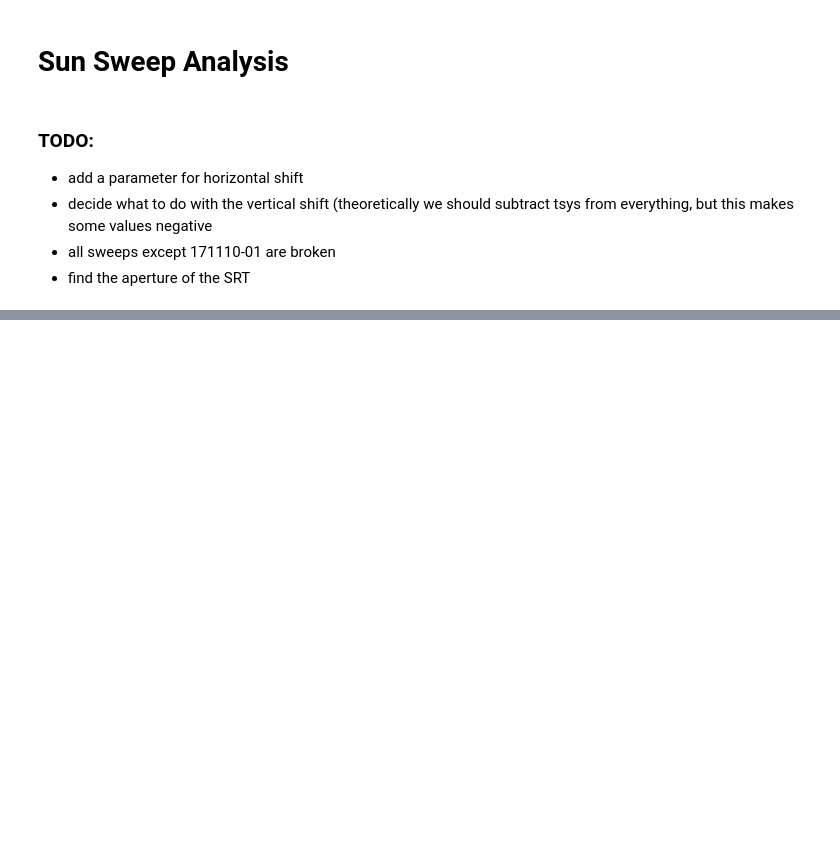
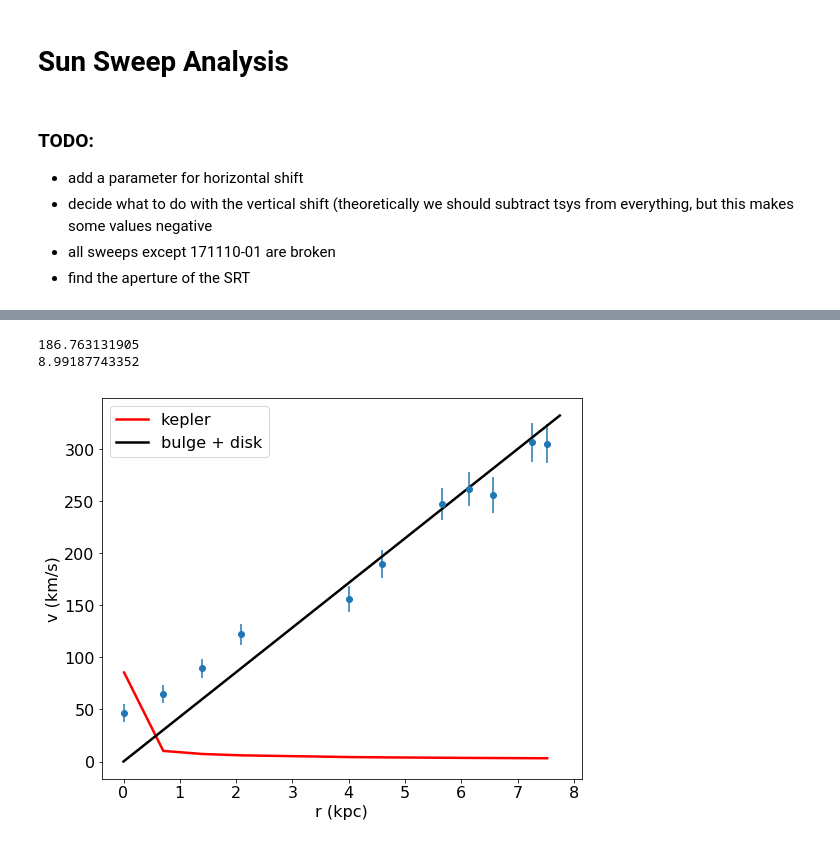
Before and after one commit to evantey14/jlab, a Jupyter notebook: 21cm.ipynb, the cells around one changed output, grey strips where cells are left out. Saved outputs shown, nothing was run; the diff lists cells and outputs as text; code cells hidden in the pictures; blank space fills up the shorter version.

```diff
--- a/21cm.ipynb
+++ b/21cm.ipynb
@@ -102,0 +265,26 @@ plt.show()
+# %%
+# define rotation curve models
+def kepler(r, a):
+    return a*r**-.5
+
+def bulgedisk(r, a, b, c):
+    return np.where(r < a, b*r, 3*a+c*r**-.5)
+# %%
+popt, perr, chisq = utils.fit_model(r[:-1], to_v_abs[:-1],err[:-1], (1), kepler)
+popt2, perr2, chisq2 = utils.fit_model(r[:-1], to_v_abs[:-1],err[:-1], (2, 1, 1), bulgedisk)
+
+utils.init_plot()
+utils.plot_data(r[:-1], to_v_abs[:-1],err[:-1])
+utils.plot_model(r[:-1], kepler, popt, 'r', 'kepler')
+print(chisq/10)
+print(chisq2/8)
+utils.plot_model(np.arange(0, 8, .25), bulgedisk, popt2, 'k', 'bulge + disk')
+plt.legend()
+plt.xlabel('r (kpc)')
+plt.ylabel('v (km/s)')
+#plt.savefig('21cm/rotationcurve.png')
+plt.show()
+# %% [output]
+186.763131905
+8.99187743352
+[figure, added]
```
Also changed, not shown: parts of 14 cells of this notebook, 6 other files.
